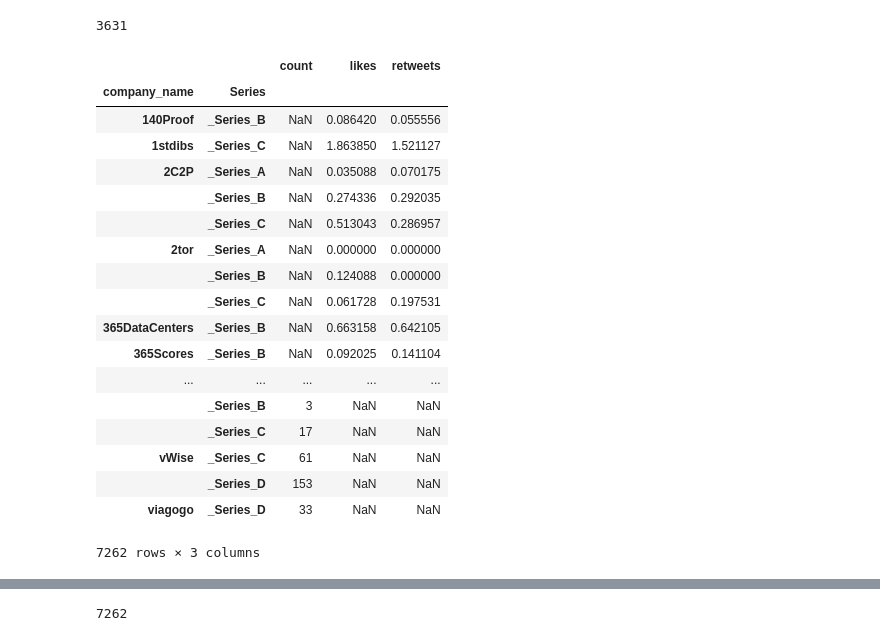
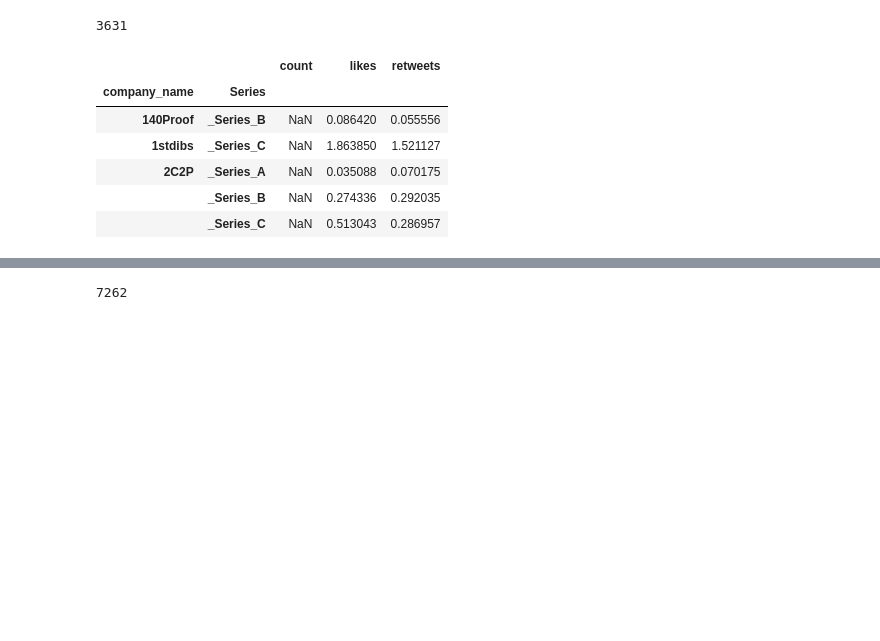
Before and after one commit to kyang01/startup-analysis, a Jupyter notebook: Extracting Tweet Features.ipynb, the cells around one changed output, grey strips where cells are left out. Saved outputs shown, nothing was run; the diff lists cells and outputs as text; code cells hidden in the pictures; blank space fills up the shorter version.

```diff
--- a/Extracting Tweet Features.ipynb
+++ b/Extracting Tweet Features.ipynb
@@ -279,25 +308,13 @@ len(mean_groupby)
 count_groupby = pd.DataFrame(count_groupby)
 count_groupby.columns = ['count']
 # %%
-pd.concat([mean_groupby, count_groupby])
+pd.concat([mean_groupby, count_groupby]).head()
 # %% [output]
 |  |  | count | likes | retweets |
 | company_name | Series |  |  |  |
 | 140Proof | _Series_B | NaN | 0.086420 | 0.055556 |
 | 1stdibs | _Series_C | NaN | 1.863850 | 1.521127 |
 | 2C2P | _Series_A | NaN | 0.035088 | 0.070175 |
 |  | _Series_B | NaN | 0.274336 | 0.292035 |
 |  | _Series_C | NaN | 0.513043 | 0.286957 |
-| 2tor | _Series_A | NaN | 0.000000 | 0.000000 |
-|  | _Series_B | NaN | 0.124088 | 0.000000 |
-|  | _Series_C | NaN | 0.061728 | 0.197531 |
-| 365DataCenters | _Series_B | NaN | 0.663158 | 0.642105 |
-| 365Scores | _Series_B | NaN | 0.092025 | 0.141104 |
-| ... | ... | ... | ... | ... |
-|  | _Series_B | 3 | NaN | NaN |
-|  | _Series_C | 17 | NaN | NaN |
-| vWise | _Series_C | 61 | NaN | NaN |
-|  | _Series_D | 153 | NaN | NaN |
-| viagogo | _Series_D | 33 | NaN | NaN |
-7262 rows × 3 columns
 # %%
```
Also changed, not shown: parts of 45 cells of this notebook, 1 other file.
